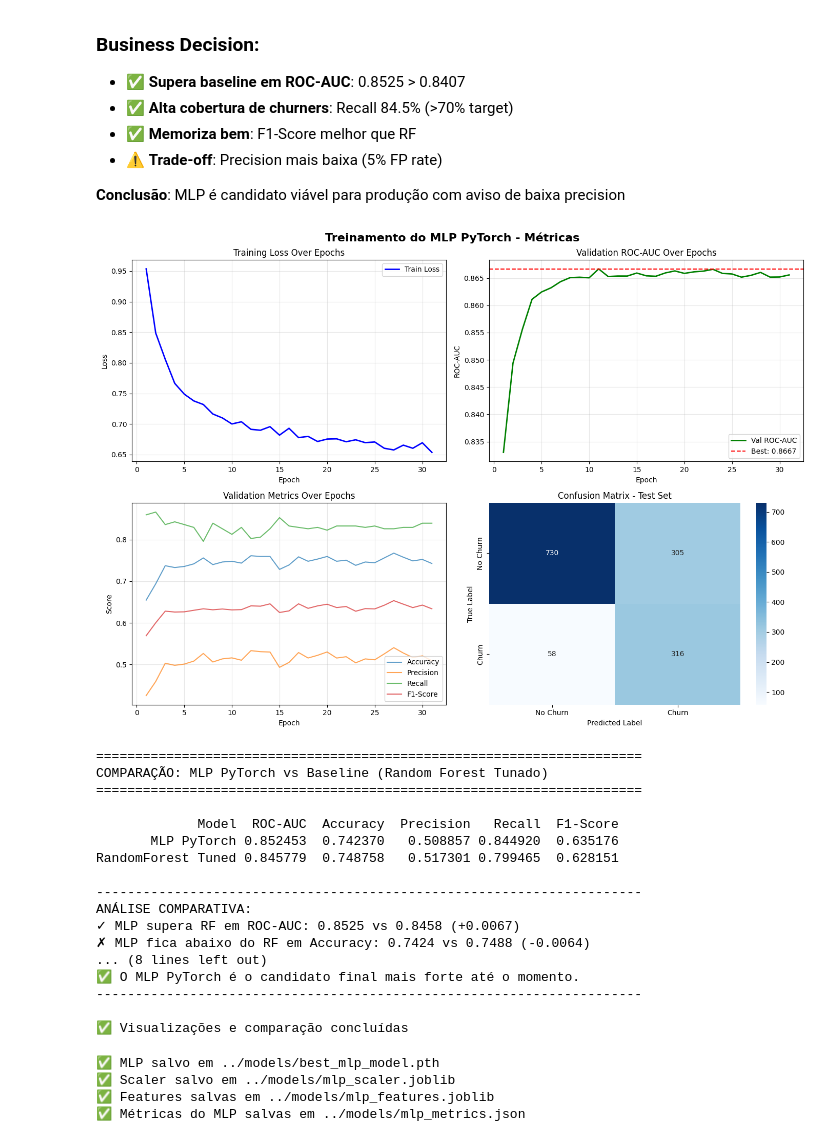
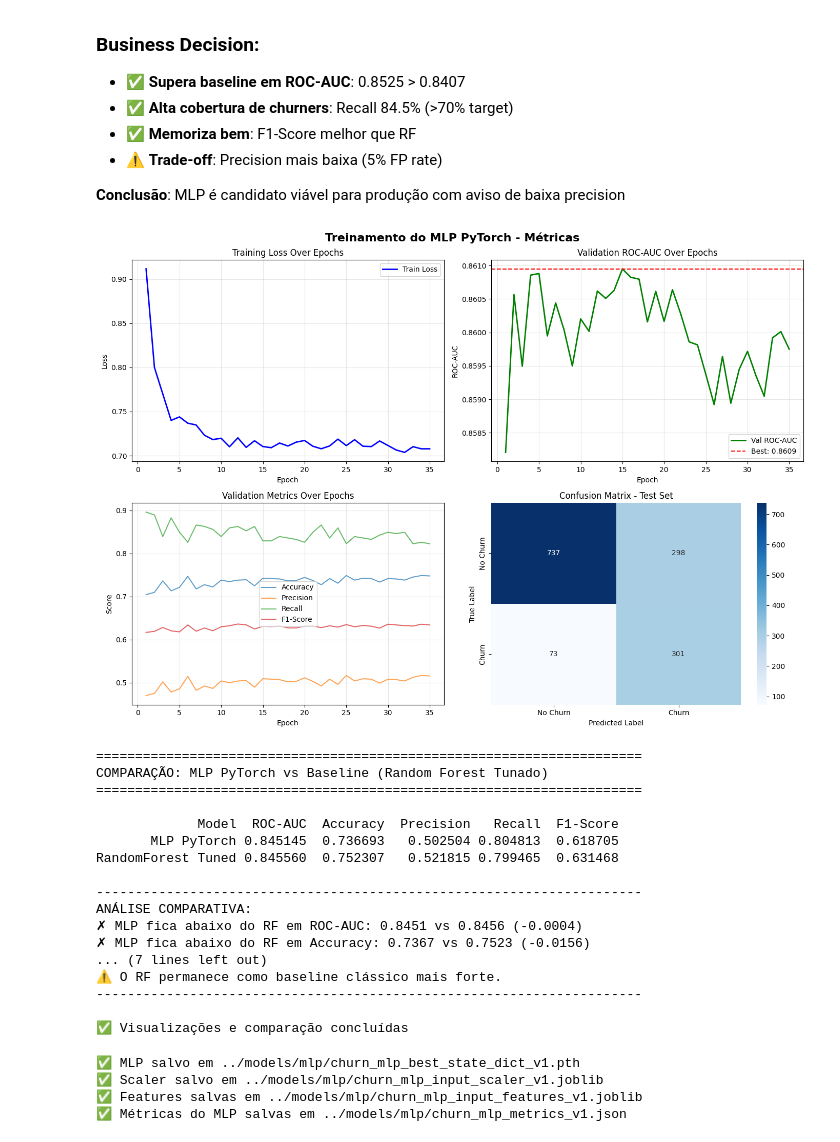
Before and after one commit to fiap-postech-ml-engineering/ml-churn-prediction, a Jupyter notebook: notebooks/03_mlp_training.ipynb, the cells around one changed output. Saved outputs shown, nothing was run; the diff lists cells and outputs as text; code cells hidden in the pictures.

```diff
--- a/notebooks/03_mlp_training.ipynb
+++ b/notebooks/03_mlp_training.ipynb
@@ -214,7 +214,8 @@ O dataset é **levemente desbalanceado**:
 # Fase 1.2 - Carregar Dados Processados
 
 # Carregar dataset codificado e pré-processado
-df = pd.read_csv(DATA_PATH / "telco_customer_churn_eda_pre-processed_encoded.csv")
+# df = pd.read_csv(DATA_PATH / "telco_customer_churn_eda_pre-processed_encoded.csv")
+df = pd.read_csv(DATA_PATH / "telco_customer_churn_eda_pre-processed_engineered.csv")
 
 print(f"Dataset shape: {df.shape}")
 print(f"Colunas: {df.columns.tolist()}")
@@ -885,11 +886,11 @@ with mlflow.start_run(run_name="mlp_pytorch_training"):
 
     # Log no MLflow - métricas do test set
     mlflow.log_metrics({
-        'test_roc_auc': test_metrics['roc_auc'],
-        'test_accuracy': test_metrics['accuracy'],
-        'test_precision': test_metrics['precision'],
-        'test_recall': test_metrics['recall'],
-        'test_f1': test_metrics['f1'],
+        'roc_auc': test_metrics['roc_auc'],
+        'accuracy': test_metrics['accuracy'],
+        'precision': test_metrics['precision'],
+        'recall': test_metrics['recall'],
+        'f1_score': test_metrics['f1'],
     })
 
     # Salvar predições e targets para visualização posterior
@@ -1040,7 +1036,7 @@ plt.tight_layout()
 plt.show()
 
 
-with open("../models/rf_baseline_metrics.json", "r", encoding="utf-8") as f:
+with open("../models/random_forest/churn_random_forest_tuned_metrics_v1.json", "r", encoding="utf-8") as f:
     baseline_metrics = json.load(f)
 
 print("\n" + "="*70)
@@ -1090,48 +1086,48 @@ rf_metrics = {
 
 for metric_name in mlp_metrics:
     mlp_value = mlp_metrics[metric_name]
     rf_value = rf_metrics[metric_name]
     diff = mlp_value - rf_value
 
     if diff > 0:
         print(f"✓ MLP supera RF em {metric_name}: {mlp_value:.4f} vs {rf_value:.4f} (+{diff:.4f})")
     elif diff < 0:
         print(f"✗ MLP fica abaixo do RF em {metric_name}: {mlp_value:.4f} vs {rf_value:.4f} ({diff:.4f})")
     else:
         print(f"• Empate em {metric_name}: {mlp_value:.4f}")
 
 print(f"\n{'-'*70}")
 print("CONCLUSÃO FINAL:")
 
 if (
     mlp_metrics["ROC-AUC"] >= rf_metrics["ROC-AUC"] and
     mlp_metrics["F1-Score"] >= rf_metrics["F1-Score"]
 ):
     print("✅ O MLP apresenta melhor desempenho geral no conjunto das métricas.")
     print("✅ O RF mantém recall ligeiramente superior ou competitivo, mas o MLP entrega melhor equilíbrio global.")
     print("✅ O MLP PyTorch é o candidato final mais forte até o momento.")
 else:
     print("⚠ O MLP não superou o RF de forma consistente no conjunto geral.")
     print("⚠ O RF permanece como baseline clássico mais forte.")
 
 print(f"{'-'*70}")
 print("\n✅ Visualizações e comparação concluídas")
 # %% [output]
-[figure, old version]
+[figure, new version]
 ======================================================================
 COMPARAÇÃO: MLP PyTorch vs Baseline (Random Forest Tunado)
 ======================================================================
 
              Model  ROC-AUC  Accuracy  Precision   Recall  F1-Score
-       MLP PyTorch 0.852453  0.742370   0.508857 0.844920  0.635176
-RandomForest Tuned 0.845779  0.748758   0.517301 0.799465  0.628151
+       MLP PyTorch 0.845145  0.736693   0.502504 0.804813  0.618705
+RandomForest Tuned 0.845560  0.752307   0.521815 0.799465  0.631468
 
 ----------------------------------------------------------------------
 ANÁLISE COMPARATIVA:
-✓ MLP supera RF em ROC-AUC: 0.8525 vs 0.8458 (+0.0067)
-✗ MLP fica abaixo do RF em Accuracy: 0.7424 vs 0.7488 (-0.0064)
-... (8 lines left out)
-✅ O MLP PyTorch é o candidato final mais forte até o momento.
+✗ MLP fica abaixo do RF em ROC-AUC: 0.8451 vs 0.8456 (-0.0004)
+✗ MLP fica abaixo do RF em Accuracy: 0.7367 vs 0.7523 (-0.0156)
+... (7 lines left out)
+⚠ O RF permanece como baseline clássico mais forte.
 ----------------------------------------------------------------------
 
 ✅ Visualizações e comparação concluídas
@@ -1139,13 +1135,13 @@ ANÁLISE COMPARATIVA:
 os.makedirs("../models", exist_ok=True)
 
 # 1. Salvar pesos do modelo MLP
-torch.save(model.state_dict(), "../models/best_mlp_model.pth")
+torch.save(model.state_dict(), "../models/mlp/churn_mlp_best_state_dict_v1.pth")
 
 # 2. Salvar scaler usado no treino
-joblib.dump(scaler, "../models/mlp_scaler.joblib")
+joblib.dump(scaler, "../models/mlp/churn_mlp_input_scaler_v1.joblib")
 
 # 3. Salvar ordem das features
-joblib.dump(list(X.columns), "../models/mlp_features.joblib")
+joblib.dump(list(X.columns), "../models/mlp/churn_mlp_input_features_v1.joblib")
 
 # 4. Salvar métricas finais do MLP
 mlp_metrics_export = {
@@ -1159,18 +1155,18 @@ mlp_metrics_export = {
     "Epochs Trained": int(len(history["epochs"]))
 }
 
-with open("../models/mlp_metrics.json", "w", encoding="utf-8") as f:
+with open("../models/mlp/churn_mlp_metrics_v1.json", "w", encoding="utf-8") as f:
     json.dump(mlp_metrics_export, f, indent=4, ensure_ascii=False)
 
-print("✅ MLP salvo em ../models/best_mlp_model.pth")
-print("✅ Scaler salvo em ../models/mlp_scaler.joblib")
-print("✅ Features salvas em ../models/mlp_features.joblib")
-print("✅ Métricas do MLP salvas em ../models/mlp_metrics.json")
+print("✅ MLP salvo em ../models/mlp/churn_mlp_best_state_dict_v1.pth")
+print("✅ Scaler salvo em ../models/mlp/churn_mlp_input_scaler_v1.joblib")
+print("✅ Features salvas em ../models/mlp/churn_mlp_input_features_v1.joblib")
+print("✅ Métricas do MLP salvas em ../models/mlp/churn_mlp_metrics_v1.json")
 # %% [output]
-✅ MLP salvo em ../models/best_mlp_model.pth
-✅ Scaler salvo em ../models/mlp_scaler.joblib
-✅ Features salvas em ../models/mlp_features.joblib
-✅ Métricas do MLP salvas em ../models/mlp_metrics.json
+✅ MLP salvo em ../models/mlp/churn_mlp_best_state_dict_v1.pth
+✅ Scaler salvo em ../models/mlp/churn_mlp_input_scaler_v1.joblib
+✅ Features salvas em ../models/mlp/churn_mlp_input_features_v1.joblib
+✅ Métricas do MLP salvas em ../models/mlp/churn_mlp_metrics_v1.json
 # %%
 print("\n" + "="*70)
 print("RESUMO FINAL - TREINAMENTO COMPLETO")
```
Also changed, not shown: parts of 7 cells of this notebook, 42 other files.
